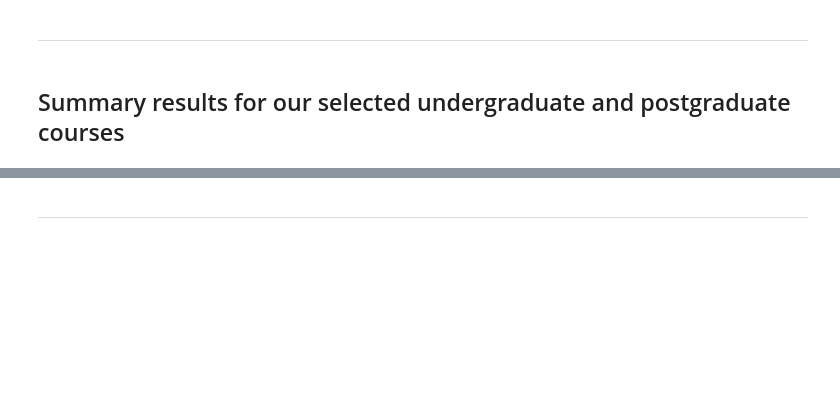
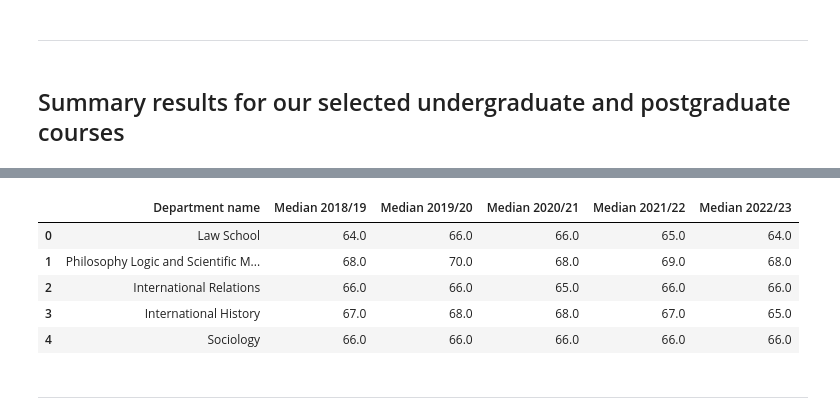
Before and after one commit to ilovest115/ST115-project-finalised, a Jupyter notebook: ST115-project-finalised.ipynb, the cells around one changed output, grey strips where cells are left out. Drawn from its saved outputs; the diff is of its cells as text; code cells hidden in the pictures; blank space fills up the shorter version.

```diff
--- a/ST115-project-finalised.ipynb
+++ b/ST115-project-finalised.ipynb
@@ -729,35 +727,39 @@ FileNotFoundError: [Errno 2] No such file or directory: 'results/UG/UG-MA.pdf'
 # %%
 department_names_quant = ['Mathematics', 'Statistics', 'Economics', 'Accounting', 'Finance']
 
-medians_by_dept_quant = {}
+medians_by_dept_quant_UG = {}
 
 for df_list, dept_name in zip(UG_quant_results_summary_list, department_names_quant):
     df = df_list[0].set_index('Year')
-    medians_by_dept_quant[dept_name] = df['median'].rename(lambda x: f'Median {x}')
+    medians_by_dept_quant_UG[dept_name] = df['median'].rename(lambda x: f'Median {x}')
 
-combined_quant_median_mark_df = pd.DataFrame(medians_by_dept_quant)
+combined_quant_UG_median_mark_df = pd.DataFrame(medians_by_dept_quant_UG)
+combined_quant_UG_median_mark_df = combined_quant_UG_median_mark_df.T
+combined_quant_UG_median_mark_df.reset_index(inplace=True)
+combined_quant_UG_median_mark_df.rename(columns={'index': 'Department name'}, inplace=True)
 
-combined_quant_median_mark_df = combined_quant_median_mark_df.T
-
-combined_quant_median_mark_df.reset_index(inplace=True)
-
-combined_quant_median_mark_df.rename(columns={'index': 'Department name'}, inplace=True)
-
-combined_quant_median_mark_df = combined_quant_median_mark_df.rename_axis(None, axis=1)
+combined_quant_UG_median_mark_df = combined_quant_UG_median_mark_df.rename_axis(None, axis=1)
 # %%
 department_names_qual = ['Law School', 'Philosophy Logic and Scientific Method', 'International Relations', 'International History', 'Sociology']
 
-medians_by_dept_qual = {}
+medians_by_dept_qual_UG = {}
 
 for df_list, dept_name in zip(UG_qual_results_summary_list, department_names_qual):
     df = df_list[0].set_index('Year')
-    medians_by_dept_qual[dept_name] = df['median'].rename(lambda x: f'Median {x}')
+    medians_by_dept_qual_UG[dept_name] = df['median'].rename(lambda x: f'Median {x}')
 
-combined_qual_median_mark_df = pd.DataFrame(medians_by_dept_qual)
+combined_qual_UG_median_mark_df = pd.DataFrame(medians_by_dept_qual)
+combined_qual_UG_median_mark_df = combined_qual_UG_median_mark_df.T
+combined_qual_UG_median_mark_df.reset_index(inplace=True)
+combined_qual_UG_median_mark_df.rename(columns={'index': 'Department name'}, inplace=True)
 
-combined_qual_median_mark_df = combined_qual_median_mark_df.T
-combined_qual_median_mark_df.reset_index(inplace=True)
-combined_qual_median_mark_df.rename(columns={'index': 'Department name'}, inplace=True)
-combined_qual_median_mark_df = combined_qual_median_mark_df.rename_axis(None, axis=1)
+combined_qual_UG_median_mark_df = combined_qual_UG_median_mark_df.rename_axis(None, axis=1)
 
-combined_qual_median_mark_df
+combined_qual_UG_median_mark_df
+# %% [output]
+|  | Department name | Median 2018/19 | Median 2019/20 | Median 2020/21 | Median 2021/22 | Median 2022/23 |
+| 0 | Law School | 64.0 | 66.0 | 66.0 | 65.0 | 64.0 |
+| 1 | Philosophy Logic and Scientific M... | 68.0 | 70.0 | 68.0 | 69.0 | 68.0 |
+| 2 | International Relations | 66.0 | 66.0 | 65.0 | 66.0 | 66.0 |
+| 3 | International History | 67.0 | 68.0 | 68.0 | 67.0 | 65.0 |
+| 4 | Sociology | 66.0 | 66.0 | 66.0 | 66.0 | 66.0 |
```
Also changed, not shown: parts of 36 cells of this notebook.
